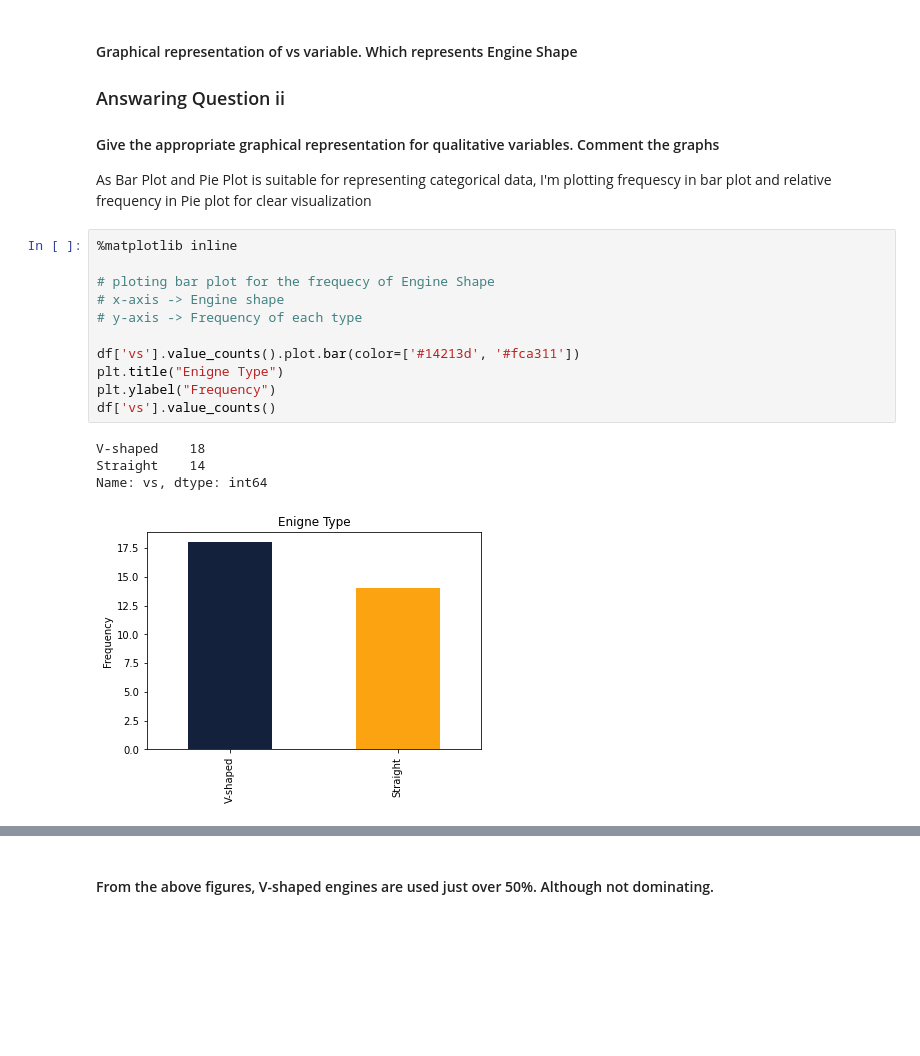
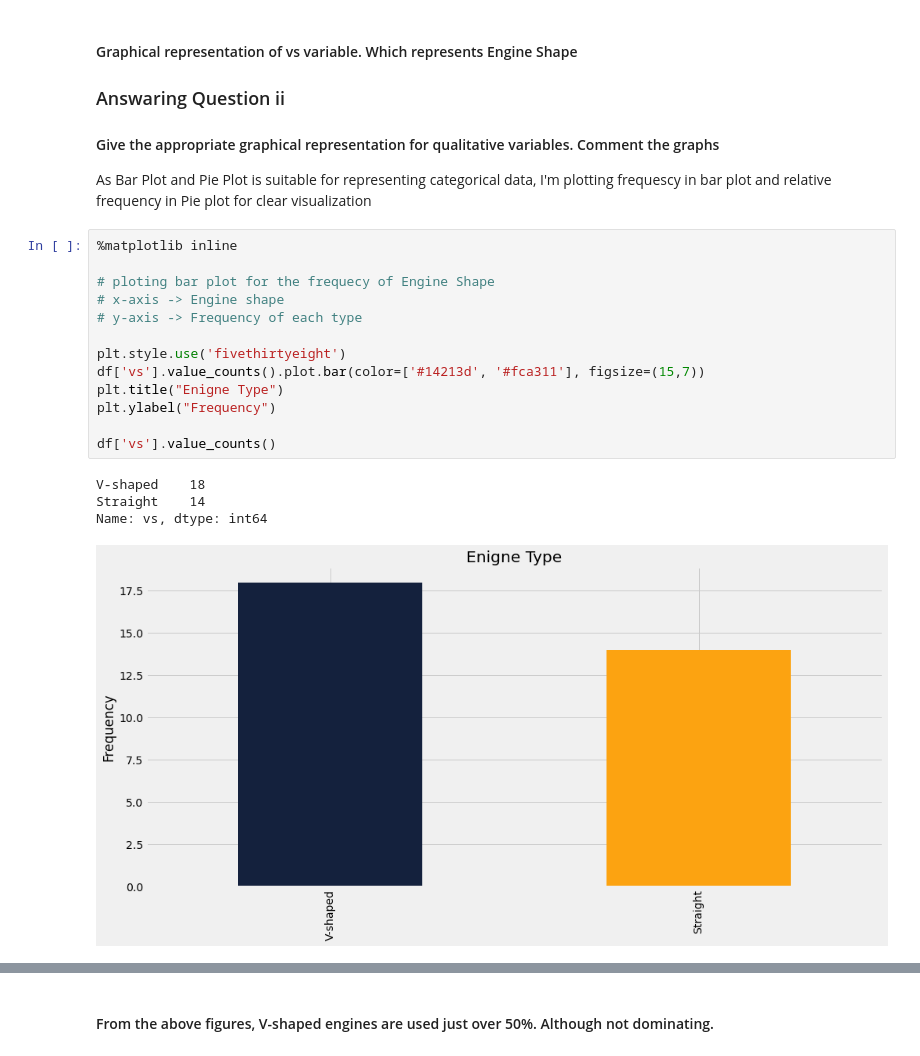
Before and after one commit to BuyingANew-Soul/CSE-520-Assignment-1, a Jupyter notebook: CSE 520 assignment 1.ipynb, the cells around one changed output, grey strips where cells are left out. Drawn from its saved outputs; the diff is of its cells as text; blank space fills up the shorter version.

Commit message:
added style on the plots and changed the size of the plots

```diff
--- a/CSE 520 assignment 1.ipynb
+++ b/CSE 520 assignment 1.ipynb
@@ -57,18 +57,20 @@ As Bar Plot and Pie Plot is suitable for representing categorical data, I'm plot
 # %%
 %matplotlib inline
 
 # ploting bar plot for the frequecy of Engine Shape
 # x-axis -> Engine shape
 # y-axis -> Frequency of each type
 
-df['vs'].value_counts().plot.bar(color=['#14213d', '#fca311'])
+plt.style.use('fivethirtyeight')
+df['vs'].value_counts().plot.bar(color=['#14213d', '#fca311'], figsize=(15,7))
 plt.title("Enigne Type")
 plt.ylabel("Frequency")
+
 df['vs'].value_counts()
 # %% [output]
 V-shaped    18
 Straight    14
 Name: vs, dtype: int64
-[figure, old version]
+[figure, new version]
 # %%
 # ploting relative frequency
```
Also changed, not shown: parts of 5 cells of this notebook.
